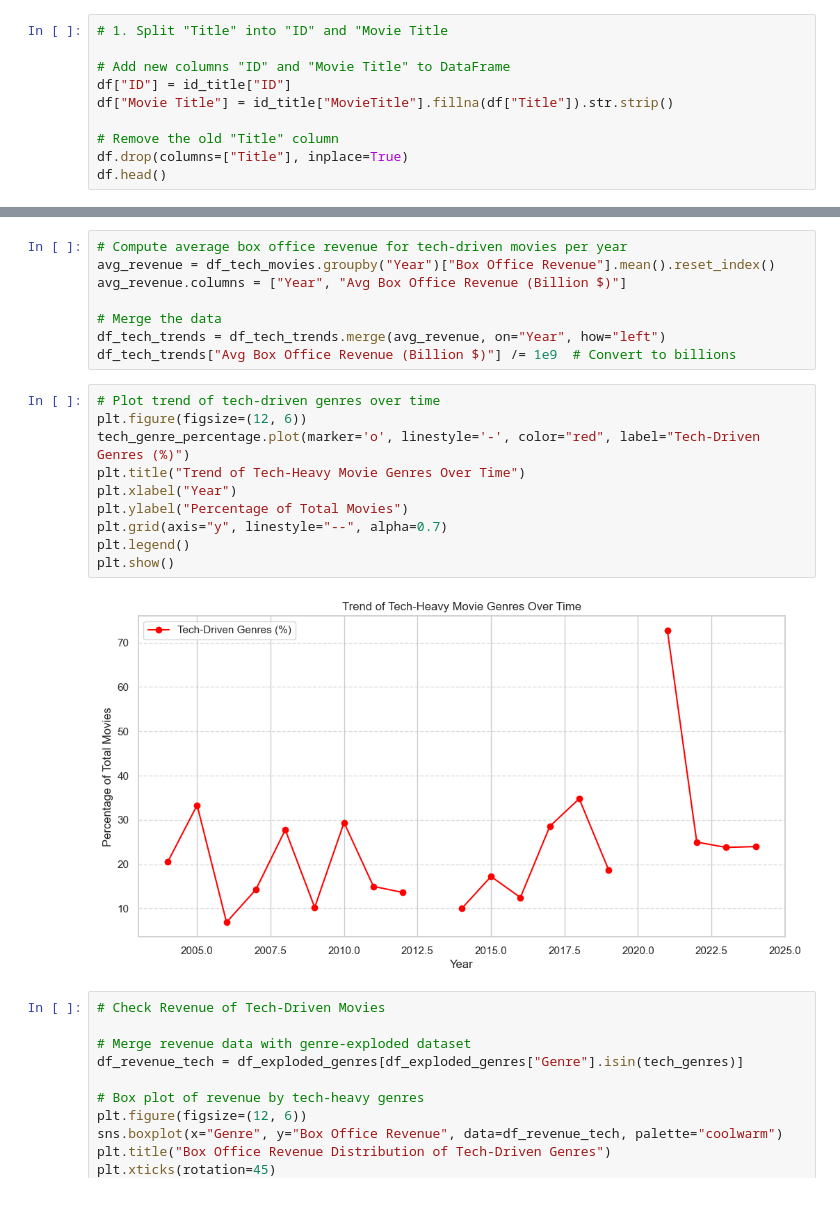
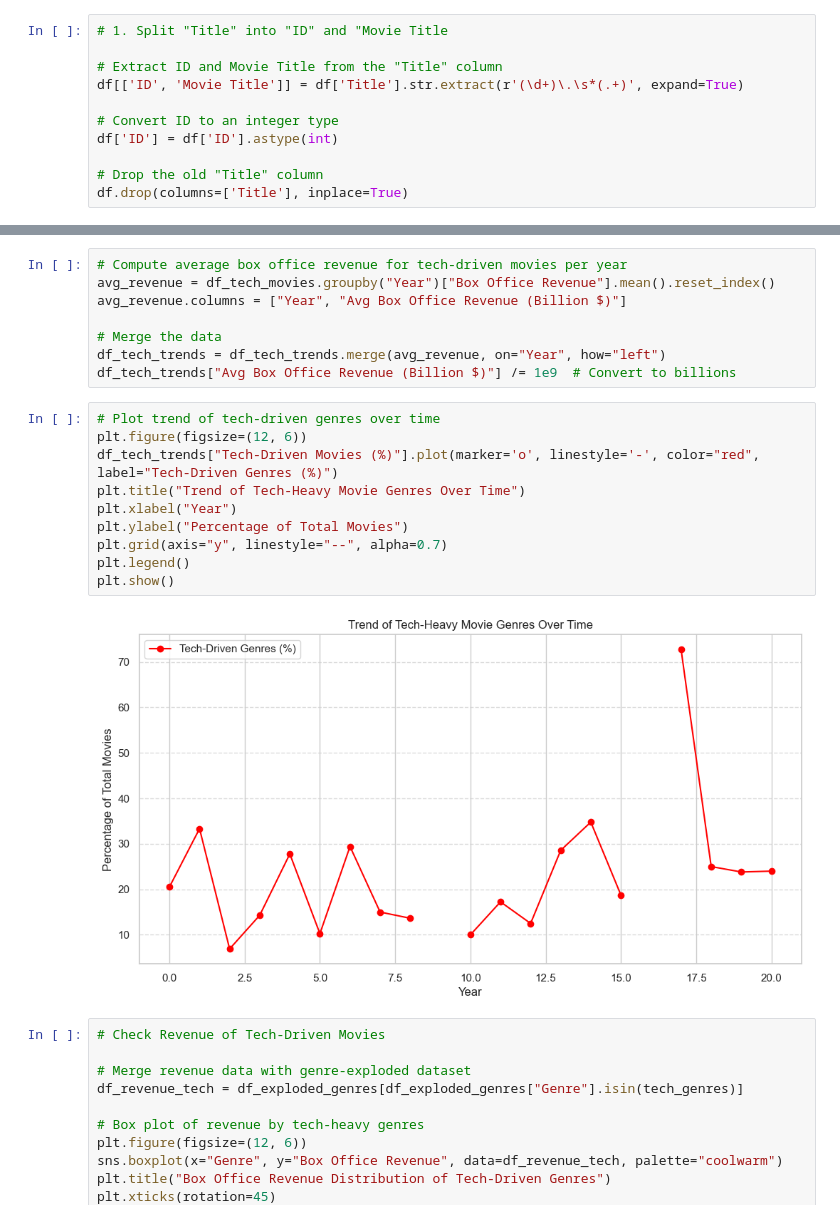
Before and after one commit to BihaniM/-OOP-for-School-Management-System, a Jupyter notebook: IMDB_Analysis.ipynb, the cells around one changed output, grey strips where cells are left out. Saved outputs shown, nothing was run; the diff lists cells and outputs as text.

```diff
--- a/IMDB_Analysis.ipynb
+++ b/IMDB_Analysis.ipynb
@@ -61,10 +61,11 @@ dtype: object
 # %%
 # 1. Split "Title" into "ID" and "Movie Title
 
-# Add new columns "ID" and "Movie Title" to DataFrame
-df["ID"] = id_title["ID"]
-df["Movie Title"] = id_title["MovieTitle"].fillna(df["Title"]).str.strip()
+# Extract ID and Movie Title from the "Title" column
+df[['ID', 'Movie Title']] = df['Title'].str.extract(r'(\d+)\.\s*(.+)', expand=True)
 
-# Remove the old "Title" column
-df.drop(columns=["Title"], inplace=True)
-df.head()
+# Convert ID to an integer type
+df['ID'] = df['ID'].astype(int)
+
+# Drop the old "Title" column
+df.drop(columns=['Title'], inplace=True)
@@ -775,15 +767,15 @@ df_tech_trends["Avg Box Office Revenue (Billion $)"] /= 1e9  # Convert to billio
 # %%
 # Plot trend of tech-driven genres over time
 plt.figure(figsize=(12, 6))
-tech_genre_percentage.plot(marker='o', linestyle='-', color="red", label="Tech-Driven Genres (%)")
+df_tech_trends["Tech-Driven Movies (%)"].plot(marker='o', linestyle='-', color="red", label="Tech-Driven Genres (%)")
 plt.title("Trend of Tech-Heavy Movie Genres Over Time")
 plt.xlabel("Year")
 plt.ylabel("Percentage of Total Movies")
 plt.grid(axis="y", linestyle="--", alpha=0.7)
 plt.legend()
 plt.show()
 # %% [output]
-[figure, old version]
+[figure, new version]
 # %%
 # Check Revenue of Tech-Driven Movies
 
```
Also changed, not shown: parts of 6 cells of this notebook.
